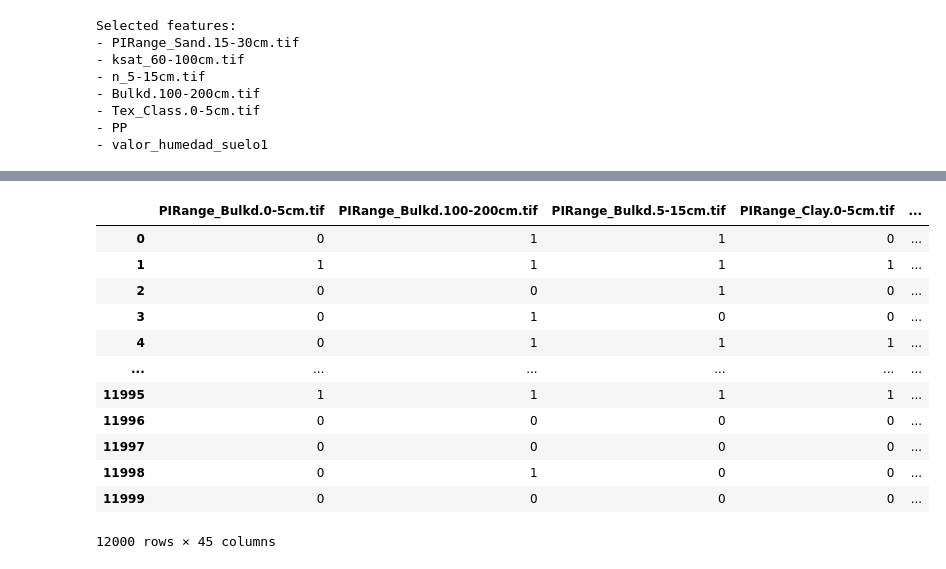
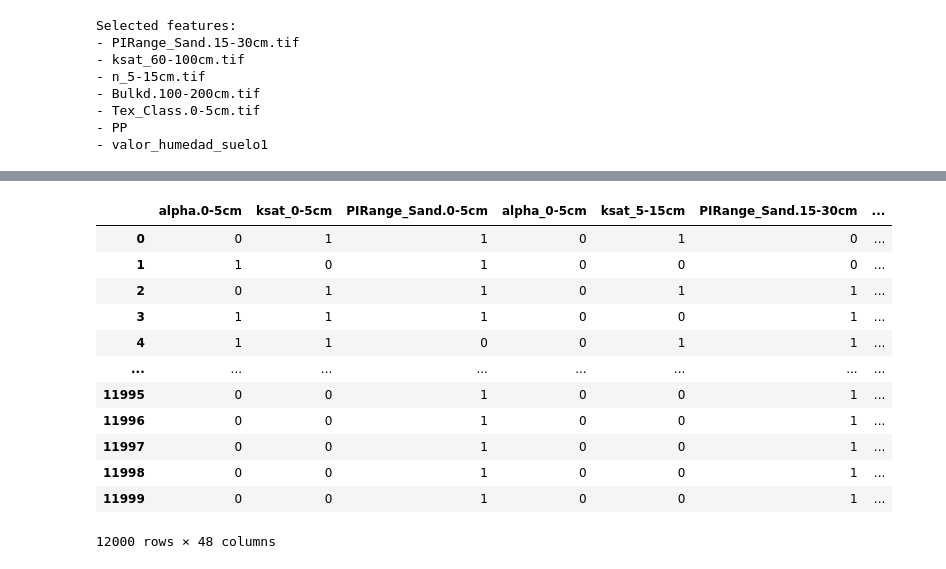
Before and after one commit to ManuelLabbe/modelo_susceptibilidad_remociones_en_masa_sur_de_Chile, a Jupyter notebook: feature_selection.ipynb, the cells around one changed output, grey strips where cells are left out. Saved outputs shown, nothing was run; the diff lists cells and outputs as text; code cells hidden in the pictures.

```diff
--- a/feature_selection.ipynb
+++ b/feature_selection.ipynb
@@ -361,19 +359,19 @@ metricas
   'Mejores Hiperparámetros': {'iterations': 300, 'learning_rate': 0.1}}}
 # %%
 import pandas as pd
-df = pd.read_csv('resultados_generaciones_ga__mutflip_03_mutp_04_cpx_02_xgboost_pen_100.csv')
+df = pd.read_csv('resultados_ga\ga_svm_mutflip_0_5_mutprob_0_3_cpx_0_3\ga_svm_mutflip_0_5_mutprob_0_3_cpx_0_3.csv')
 df
 # %% [output]
-|  | PIRange_Bulkd.0-5cm.tif | PIRange_Bulkd.100-200cm.tif | PIRange_Bulkd.5-15cm.tif | PIRange_Clay.0-5cm.tif | ... |
-| 0 | 0 | 1 | 1 | 0 | ... |
-| 1 | 1 | 1 | 1 | 1 | ... |
-| 2 | 0 | 0 | 1 | 0 | ... |
-| 3 | 0 | 1 | 0 | 0 | ... |
-| 4 | 0 | 1 | 1 | 1 | ... |
-| ... | ... | ... | ... | ... | ... |
-| 11995 | 1 | 1 | 1 | 1 | ... |
-| 11996 | 0 | 0 | 0 | 0 | ... |
-| 11997 | 0 | 0 | 0 | 0 | ... |
-| 11998 | 0 | 1 | 0 | 0 | ... |
-| 11999 | 0 | 0 | 0 | 0 | ... |
+|  | alpha.0-5cm | ksat_0-5cm | PIRange_Sand.0-5cm | alpha_0-5cm | ksat_5-15cm | PIRange_Sand.15-30cm | ... |
+| 0 | 0 | 1 | 1 | 0 | 1 | 0 | ... |
+| 1 | 1 | 0 | 1 | 0 | 0 | 0 | ... |
+| 2 | 0 | 1 | 1 | 0 | 1 | 1 | ... |
+| 3 | 1 | 1 | 1 | 0 | 0 | 1 | ... |
+| 4 | 1 | 1 | 0 | 0 | 1 | 1 | ... |
+| ... | ... | ... | ... | ... | ... | ... | ... |
+| 11995 | 0 | 0 | 1 | 0 | 0 | 1 | ... |
+| 11996 | 0 | 0 | 1 | 0 | 0 | 1 | ... |
+| 11997 | 0 | 0 | 1 | 0 | 0 | 1 | ... |
+| 11998 | 0 | 0 | 1 | 0 | 0 | 1 | ... |
+| 11999 | 0 | 0 | 1 | 0 | 0 | 1 | ... |
-12000 rows × 45 columns
+12000 rows × 48 columns
```
Also changed, not shown: parts of 8 cells of this notebook, 4 other files.
